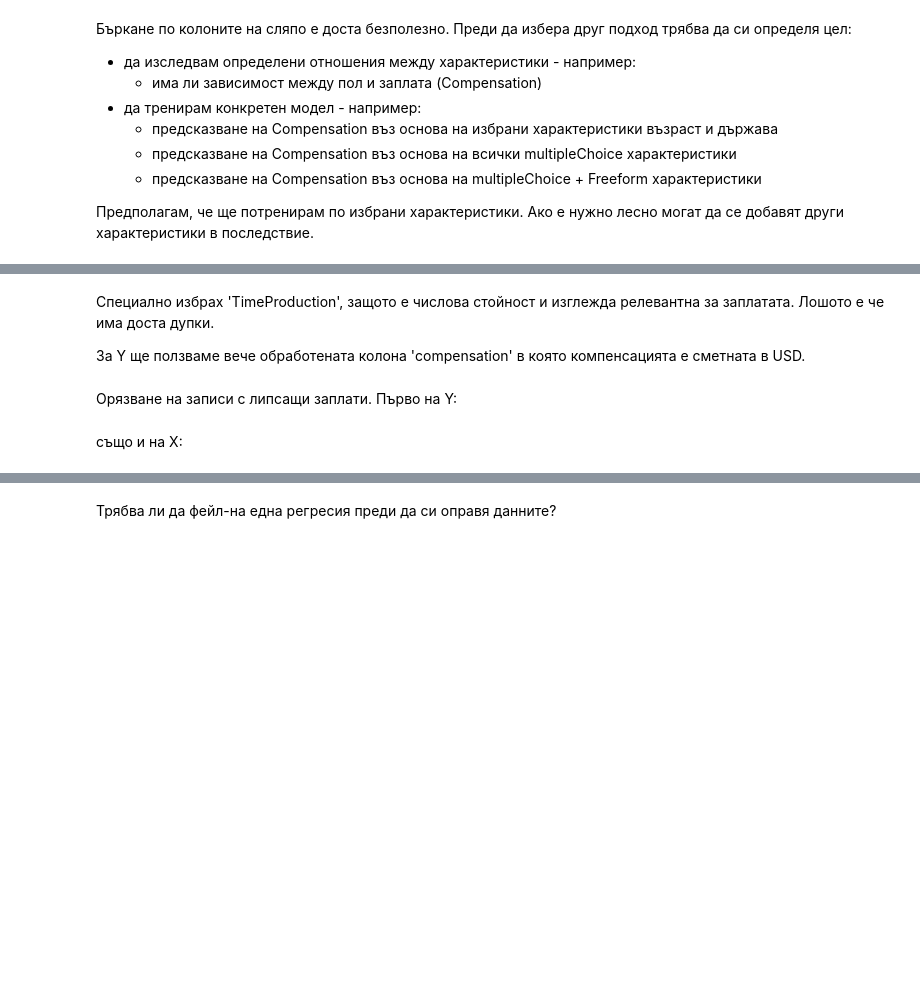
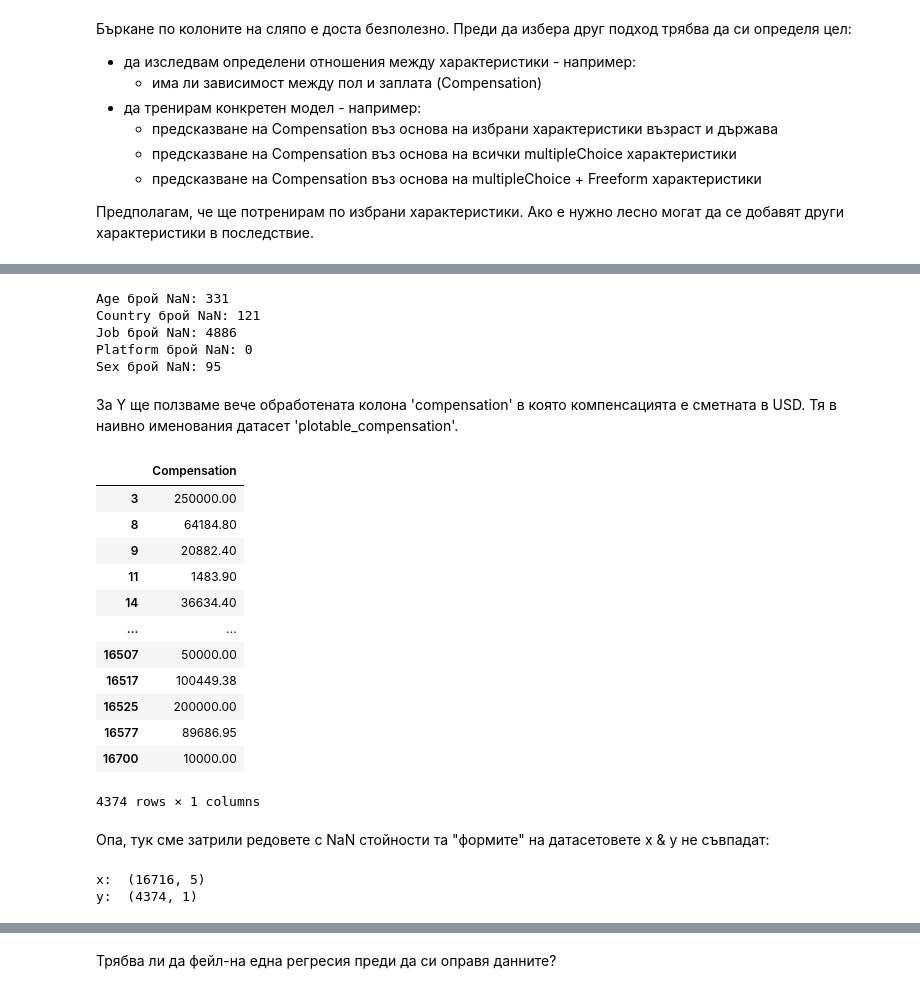
Before and after one commit to bobev18/kaggle_survey-17, a Jupyter notebook: survey2017.ipynb, the cells around one changed output, grey strips where cells are left out. Cells and saved outputs as stored; diff of their text form; code cells hidden in the pictures; blank space fills up the shorter version.

```diff
--- a/survey2017.ipynb
+++ b/survey2017.ipynb
@@ -672,9 +725,28 @@ x
+# %%
+for col in x.columns:
+    print(col, 'брой NaN:', sum(x[col].isnull()) )
+# %% [output]
+Age брой NaN: 331
+Country брой NaN: 121
+Job брой NaN: 4886
+Platform брой NaN: 0
+Sex брой NaN: 95
 # %% [markdown]
-Специално избрах 'TimeProduction', защото е числова стойност и изглежда релевантна за заплатата. Лошото е че има доста дупки.
-
-За Y ще ползваме вече обработената колона 'compensation' в която компенсацията е сметната в USD.
+За Y ще ползваме вече обработената колона 'compensation' в която компенсацията е сметната в USD. Тя в наивно именования датасет 'plotable_compensation'.
 # %%
-y = pd.DataFrame(data={'Compensation': multi.compensation})
+y = pd.DataFrame(data={'Compensation': plotable_compensation.compensation})
 y
+# %% [output]
+|  | Compensation |
+| 3 | 250000.00 |
+| 8 | 64184.80 |
+| 9 | 20882.40 |
+| 11 | 1483.90 |
+| 14 | 36634.40 |
+| ... | ... |
+| 16507 | 50000.00 |
+| 16517 | 100449.38 |
+| 16525 | 200000.00 |
+| 16577 | 89686.95 |
+| 16700 | 10000.00 |
+4374 rows × 1 columns
-# %% [markdown]
-Орязване на записи с липсащи заплати. Първо на Y:
@@ -686,2 +753,8 @@ y
-# %% [markdown]
-също и на X:
+# %% [markdown]
+Опа, тук сме затрили редовете с NaN стойности та "формите" на датасетовете x & y не съвпадат:
+# %%
+print('x: ', x.shape)
+print('y: ', y.shape)
+# %% [output]
+x:  (16716, 5)
+y:  (4374, 1)
```
Also changed, not shown: parts of 58 cells of this notebook, 1 other file.
